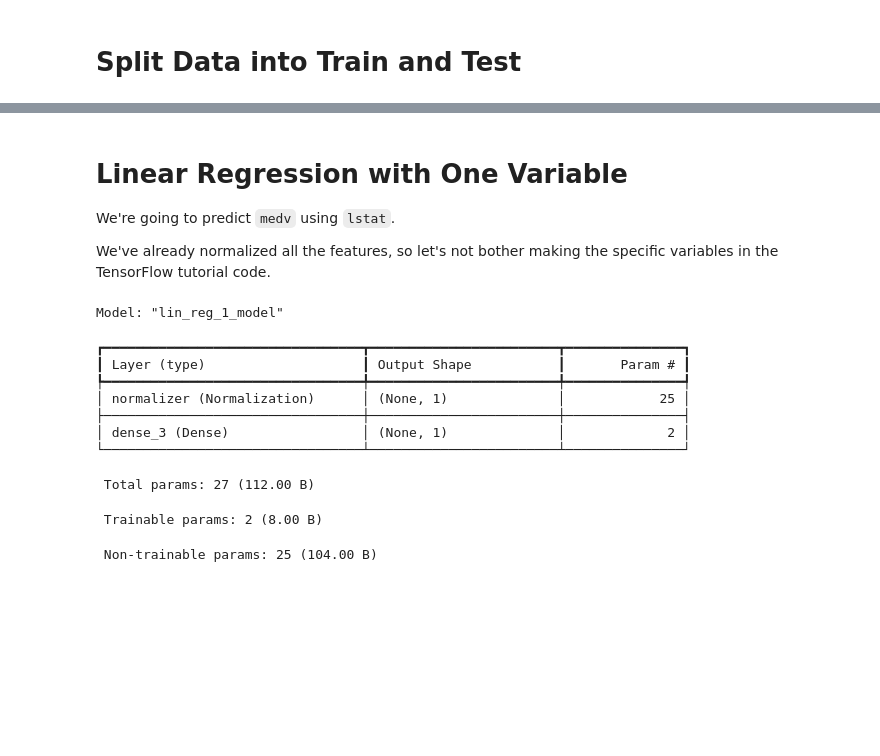
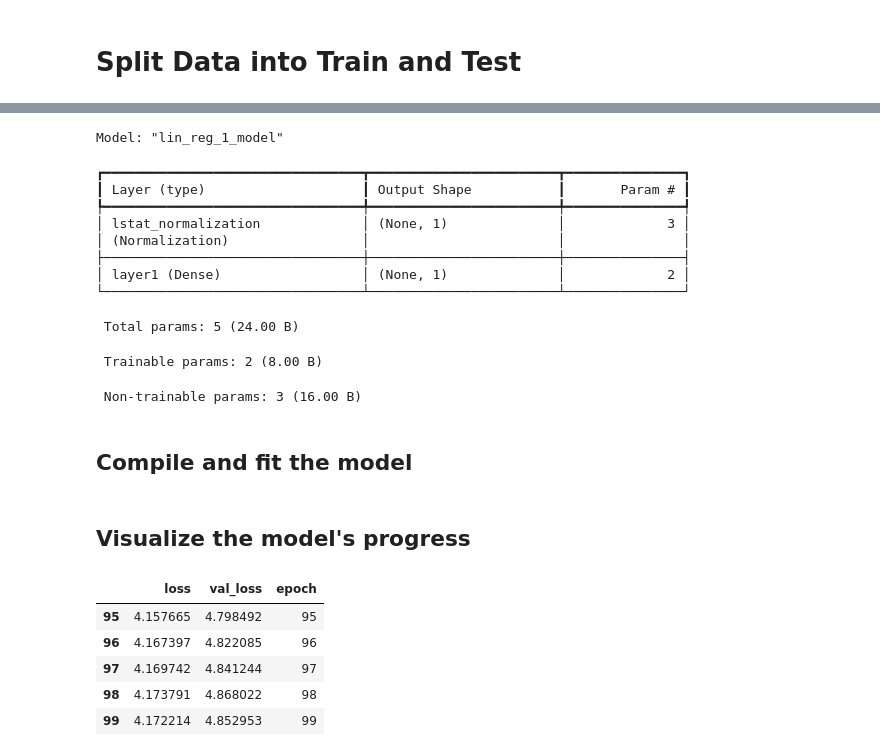
Before and after one commit to crdcamp/ml-learning-linear-regression, a Jupyter notebook: lin_reg_lab_to_tf.ipynb, the cells around one changed output, grey strips where cells are left out. Saved outputs shown, nothing was run; the diff lists cells and outputs as text; code cells hidden in the pictures; blank space fills up the shorter version.

Commit message:
Linear regression with one variable complete

```diff
--- a/lin_reg_lab_to_tf.ipynb
+++ b/lin_reg_lab_to_tf.ipynb
@@ -189,16 +199,9 @@ normalizer.adapt(np.array(train_features))
-# %% [markdown]
-# Linear Regression with One Variable
-
-We're going to predict `medv` using `lstat`.
-
-We've already normalized all the features, so let's not bother making the specific variables in the TensorFlow tutorial code.
 # %%
 lin_reg_1_model = keras.Sequential([
     keras.Input(shape=[1,]),
-    normalizer,
-    layers.Dense(units=1)
-], name="lin_reg_1_model"
-)
+    lstat_normalizer,
+    layers.Dense(units=1, name="layer1")
+], name="lin_reg_1_model")
 
 lin_reg_1_model.summary()
 # %% [output]
@@ -206,10 +209,13 @@ Model: "lin_reg_1_model"
 ┏━━━━━━━━━━━━━━━━━━━━━━━━━━━━━━━━━┳━━━━━━━━━━━━━━━━━━━━━━━━┳━━━━━━━━━━━━━━━┓
 ┃ Layer (type)                    ┃ Output Shape           ┃       Param # ┃
 ┡━━━━━━━━━━━━━━━━━━━━━━━━━━━━━━━━━╇━━━━━━━━━━━━━━━━━━━━━━━━╇━━━━━━━━━━━━━━━┩
-│ normalizer (Normalization)      │ (None, 1)              │            25 │
+│ lstat_normalization             │ (None, 1)              │             3 │
+│ (Normalization)                 │                        │               │
 ├─────────────────────────────────┼────────────────────────┼───────────────┤
-│ dense_3 (Dense)                 │ (None, 1)              │             2 │
+│ layer1 (Dense)                  │ (None, 1)              │             2 │
 └─────────────────────────────────┴────────────────────────┴───────────────┘
- Total params: 27 (112.00 B)
+ Total params: 5 (24.00 B)
  Trainable params: 2 (8.00 B)
- Non-trainable params: 25 (104.00 B)
+ Non-trainable params: 3 (16.00 B)
+# %% [markdown]
+## Compile and fit the model
@@ -215,0 +235,13 @@ Model: "lin_reg_1_model"
+# %% [markdown]
+## Visualize the model's progress
+# %%
+hist = pd.DataFrame(history.history)
+hist["epoch"] = history.epoch
+hist.tail()
+# %% [output]
+|  | loss | val_loss | epoch |
+| 95 | 4.157665 | 4.798492 | 95 |
+| 96 | 4.167397 | 4.822085 | 96 |
+| 97 | 4.169742 | 4.841244 | 97 |
+| 98 | 4.173791 | 4.868022 | 98 |
+| 99 | 4.172214 | 4.852953 | 99 |
```
Also changed, not shown: parts of 11 cells of this notebook.
